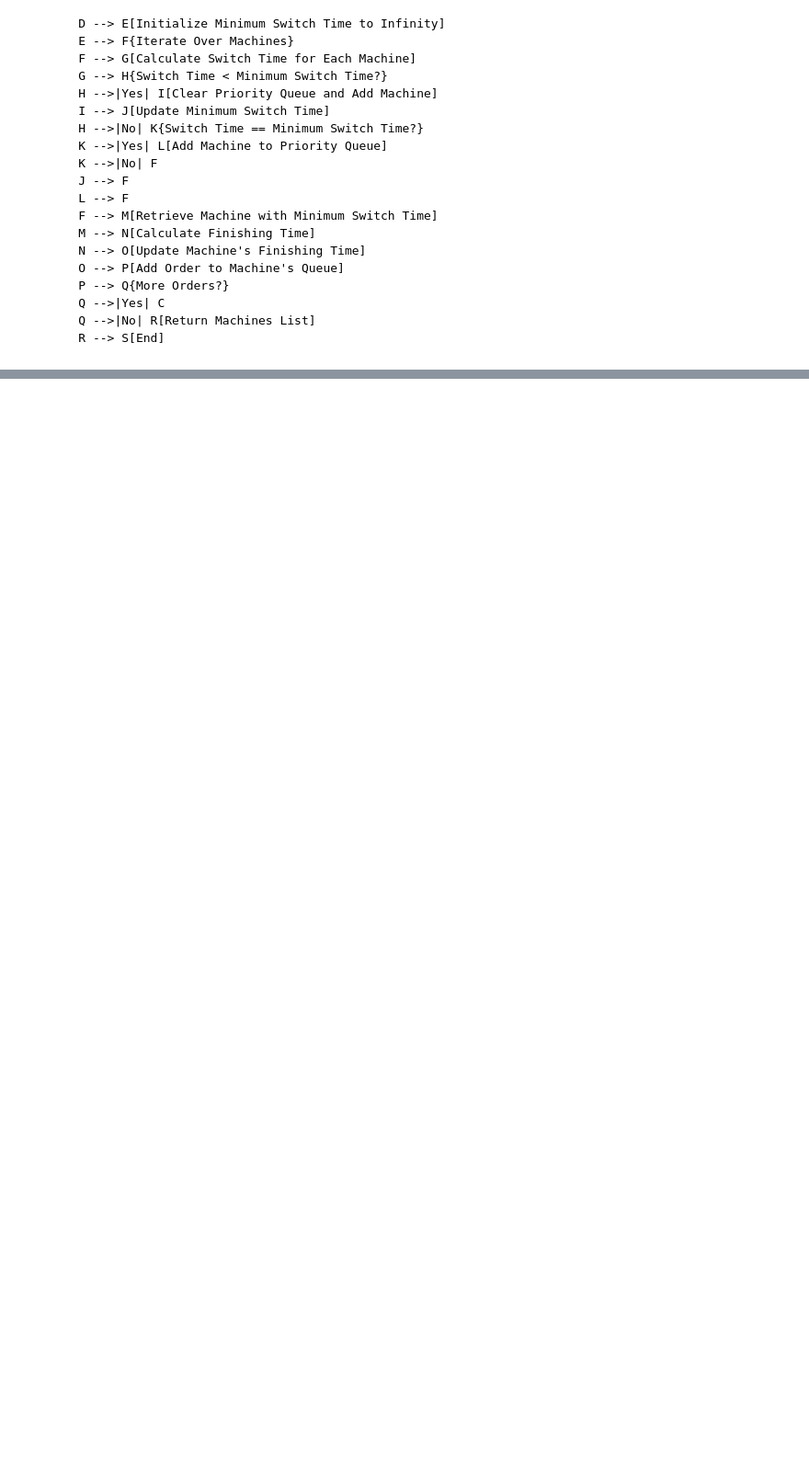
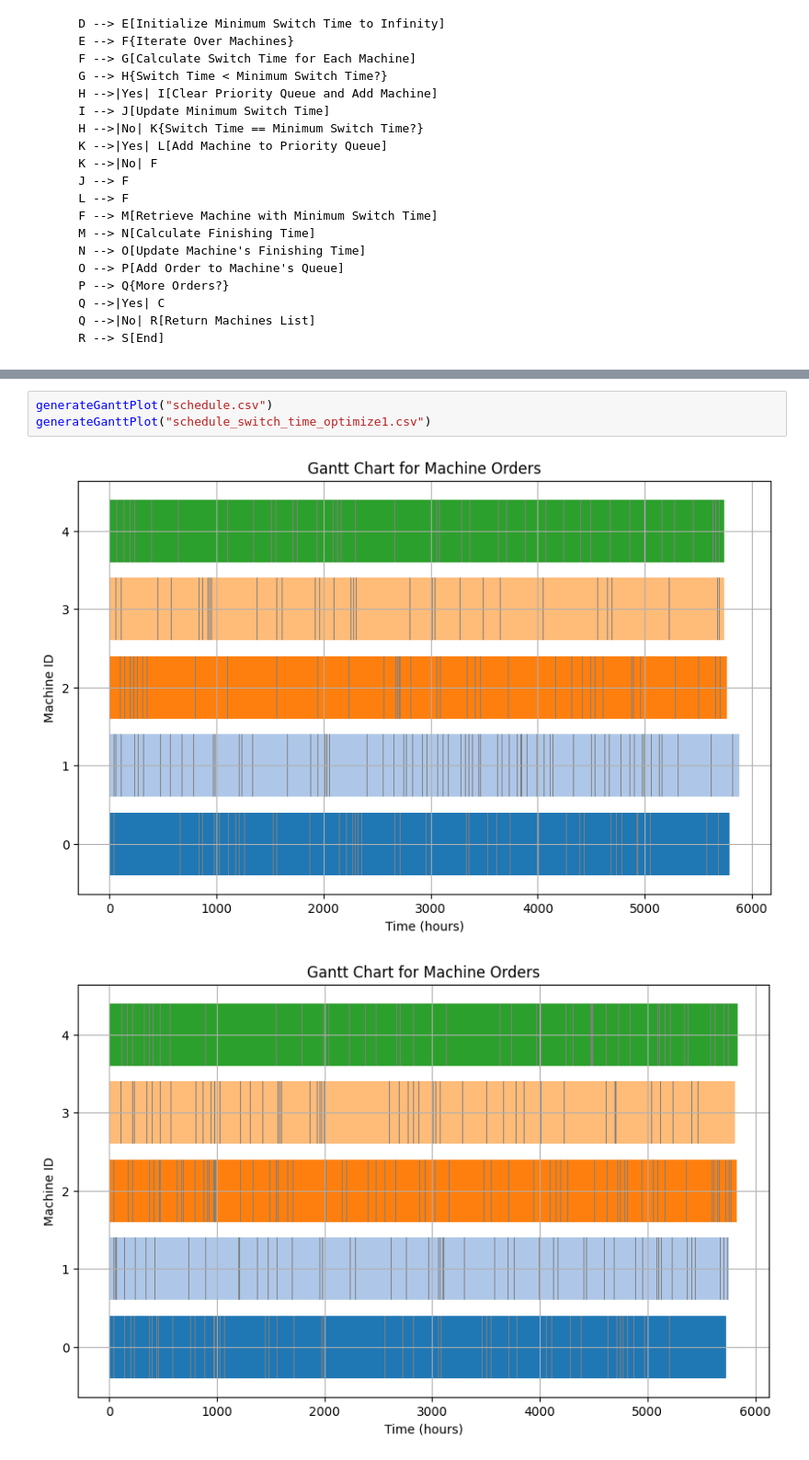
Before and after one commit to RPIFisherman/APS-MES, a Jupyter notebook: APS-demo.ipynb, the cells around one changed output, grey strips where cells are left out. Shown at 92% size. Cells and saved outputs as stored; diff of their text form; blank space fills up the shorter version.

```diff
--- a/APS-demo.ipynb
+++ b/APS-demo.ipynb
@@ -1535,0 +1609,6 @@ flowchart TD
+# %%
+generateGanttPlot("schedule.csv")
+generateGanttPlot("schedule_switch_time_optimize1.csv")
+# %% [output]
+[figure, added]
+[figure, added]
```
Also changed, not shown: parts of 3 cells of this notebook, 6 other files.
